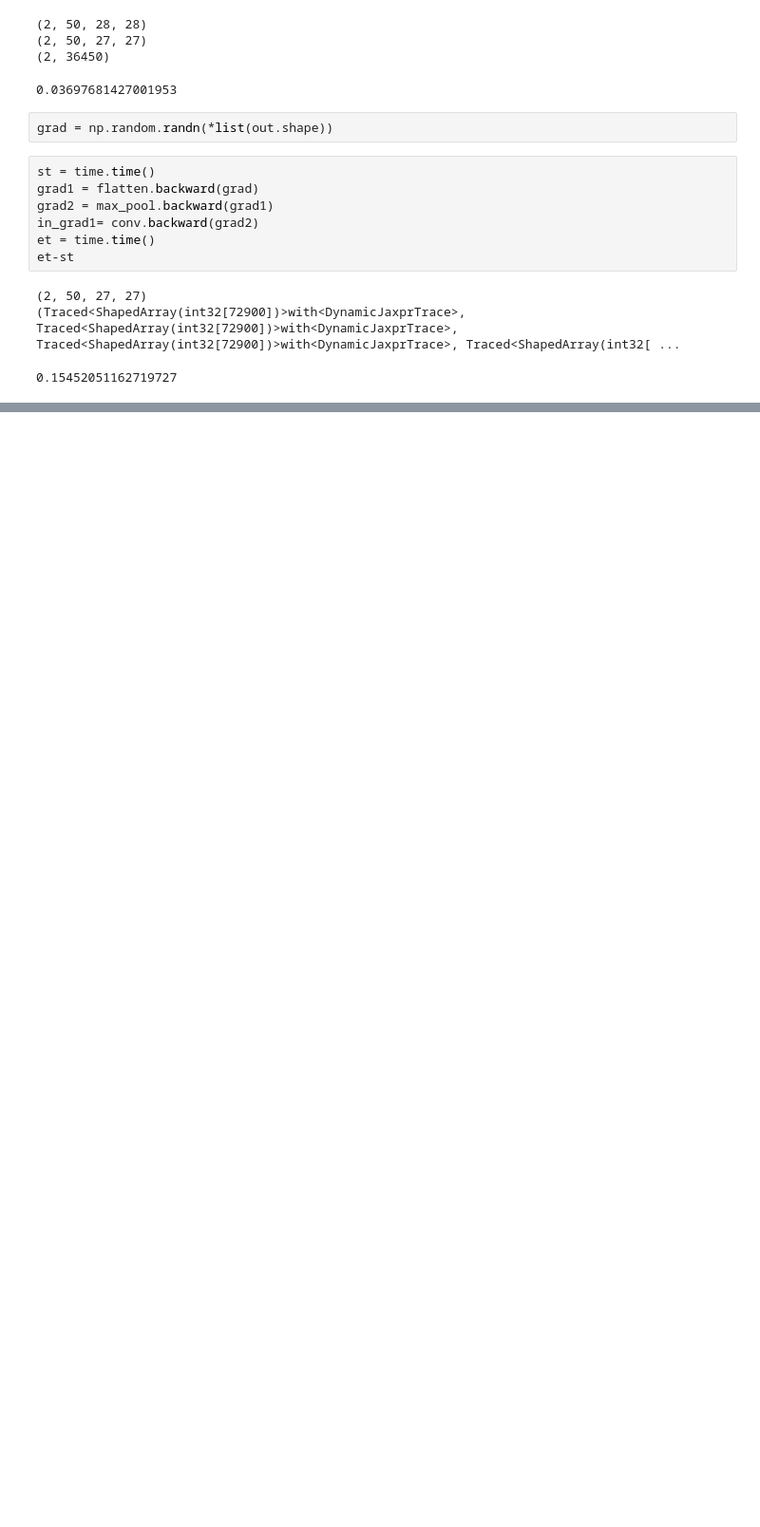
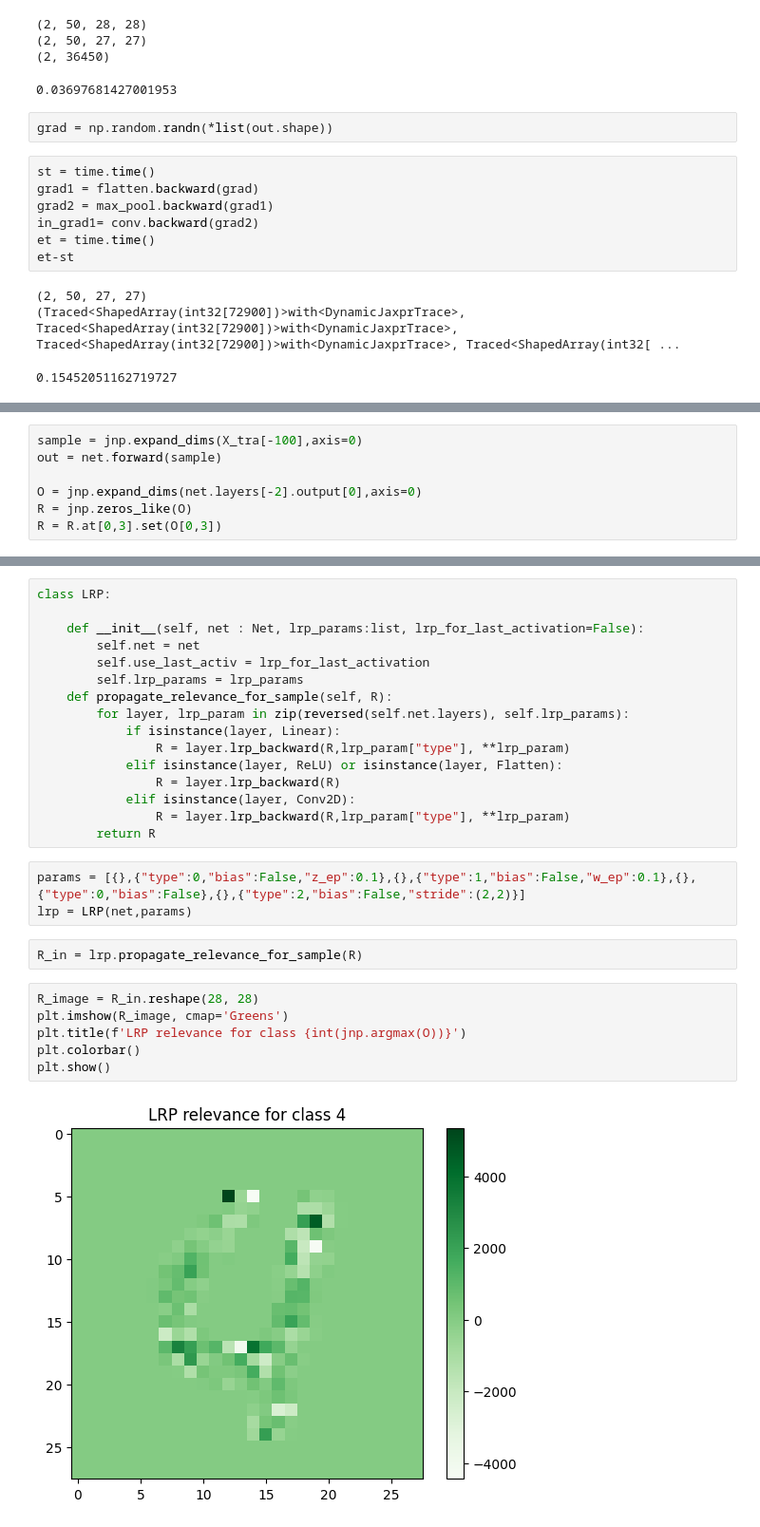
Before and after one commit to SanjithKumar2/MiniTorch, a Jupyter notebook: LeCunn.ipynb, the cells around one changed output, grey strips where cells are left out. Shown at 95% size. Cells and saved outputs as stored; diff of their text form; blank space fills up the shorter version.

Commit message:
inefficient conv lrp implementations

```diff
--- a/LeCunn.ipynb
+++ b/LeCunn.ipynb
@@ -299,0 +376,7 @@ from MiniTorch.losses import CCE
+# %%
+sample = jnp.expand_dims(X_tra[-100],axis=0)
+out = net.forward(sample)
+
+O = jnp.expand_dims(net.layers[-2].output[0],axis=0)
+R = jnp.zeros_like(O)
+R = R.at[0,3].set(O[0,3])
@@ -299,0 +394,29 @@ from MiniTorch.losses import CCE
+# %%
+class LRP:
+
+    def __init__(self, net : Net, lrp_params:list, lrp_for_last_activation=False):
+        self.net = net
+        self.use_last_activ = lrp_for_last_activation
+        self.lrp_params = lrp_params
+    def propagate_relevance_for_sample(self, R):
+        for layer, lrp_param in zip(reversed(self.net.layers), self.lrp_params):
+            if isinstance(layer, Linear):
+                R = layer.lrp_backward(R,lrp_param["type"], **lrp_param)
+            elif isinstance(layer, ReLU) or isinstance(layer, Flatten):
+                R = layer.lrp_backward(R)
+            elif isinstance(layer, Conv2D):
+                R = layer.lrp_backward(R,lrp_param["type"], **lrp_param)
+        return R
+# %%
+params = [{},{"type":0,"bias":False,"z_ep":0.1},{},{"type":1,"bias":False,"w_ep":0.1},{},{"type":0,"bias":False},{},{"type":2,"bias":False,"stride":(2,2)}]
+lrp = LRP(net,params)
+# %%
+R_in = lrp.propagate_relevance_for_sample(R)
+# %%
+R_image = R_in.reshape(28, 28)
+plt.imshow(R_image, cmap='Greens')
+plt.title(f'LRP relevance for class {int(jnp.argmax(O))}')
+plt.colorbar()
+plt.show()
+# %% [output]
+[figure, added]
```
Also changed, not shown: parts of 20 cells of this notebook, 3 other files.
